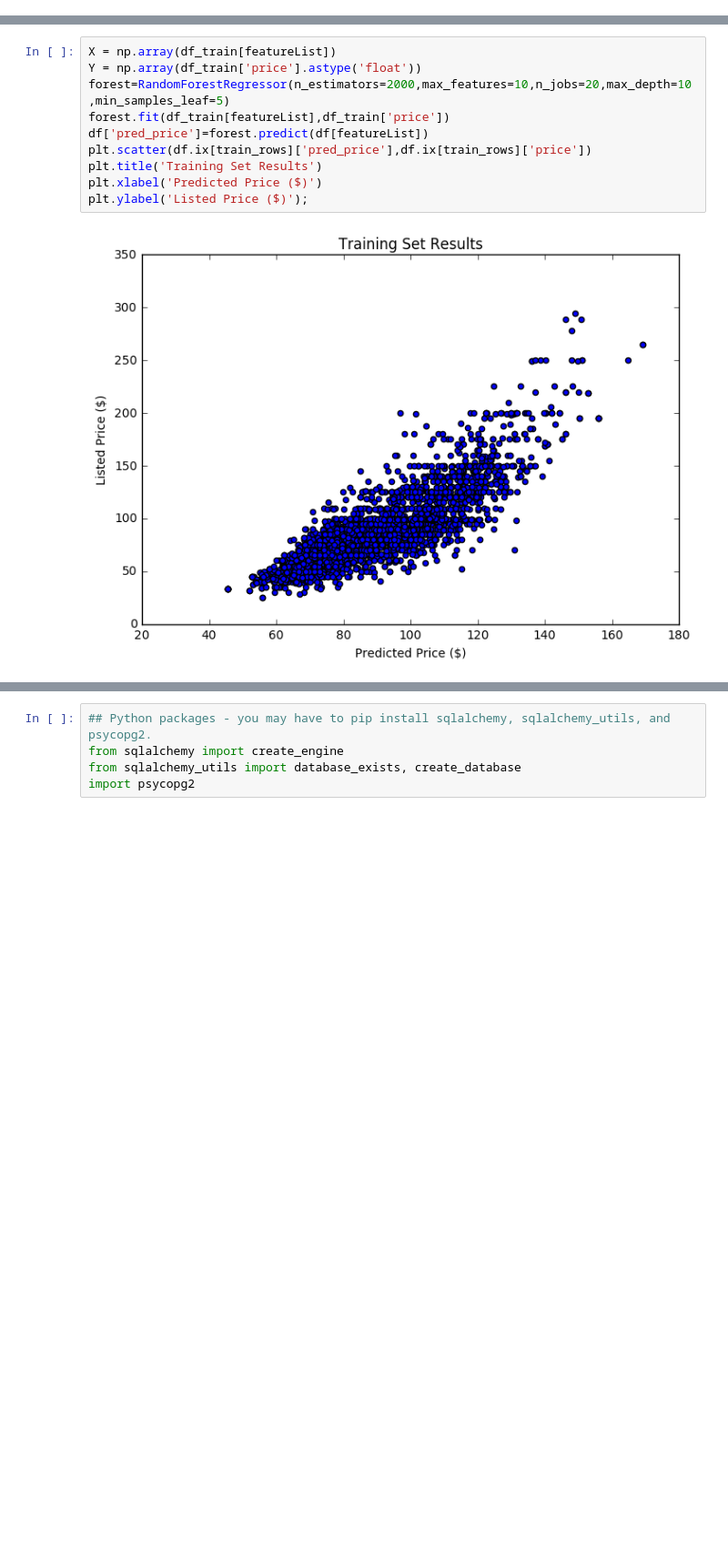
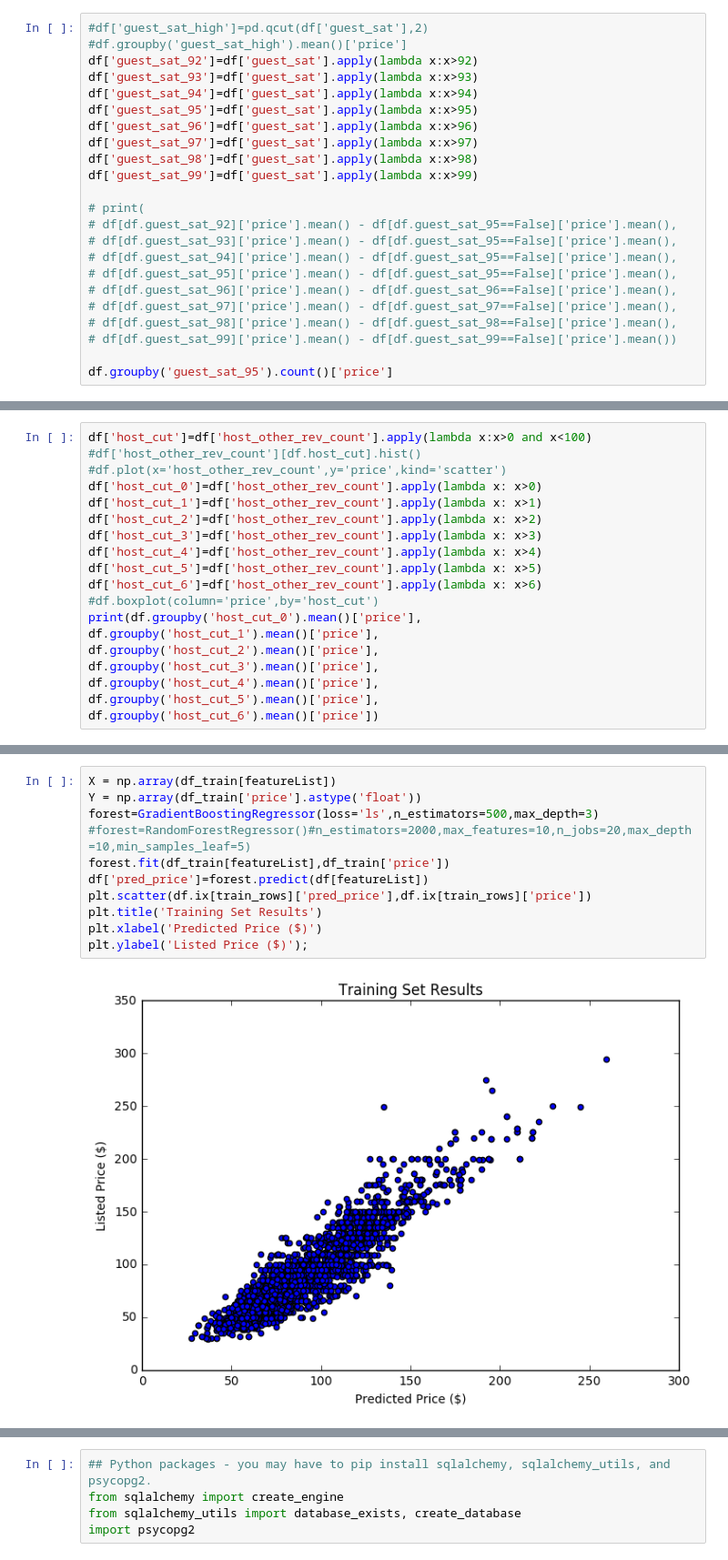
Before and after one commit to btamadio/PricePredictor, a Jupyter notebook: PricePredictor/Price_predictor.ipynb, the cells around one changed output, grey strips where cells are left out. Shown: that part at 91% size. Saved outputs shown, nothing was run; the diff lists cells and outputs as text; blank space fills up the shorter version.

```diff
--- a/PricePredictor/Price_predictor.ipynb
+++ b/PricePredictor/Price_predictor.ipynb
@@ -32,0 +404,23 @@ featureList = sorted(list(df.drop(['price'],1)))
+# %%
+#df['guest_sat_high']=pd.qcut(df['guest_sat'],2)
+#df.groupby('guest_sat_high').mean()['price']
+df['guest_sat_92']=df['guest_sat'].apply(lambda x:x>92)
+df['guest_sat_93']=df['guest_sat'].apply(lambda x:x>93)
+df['guest_sat_94']=df['guest_sat'].apply(lambda x:x>94)
+df['guest_sat_95']=df['guest_sat'].apply(lambda x:x>95)
+df['guest_sat_96']=df['guest_sat'].apply(lambda x:x>96)
+df['guest_sat_97']=df['guest_sat'].apply(lambda x:x>97)
+df['guest_sat_98']=df['guest_sat'].apply(lambda x:x>98)
+df['guest_sat_99']=df['guest_sat'].apply(lambda x:x>99)
+
+# print(
+# df[df.guest_sat_92]['price'].mean() - df[df.guest_sat_95==False]['price'].mean(),
+# df[df.guest_sat_93]['price'].mean() - df[df.guest_sat_95==False]['price'].mean(),
+# df[df.guest_sat_94]['price'].mean() - df[df.guest_sat_95==False]['price'].mean(),
+# df[df.guest_sat_95]['price'].mean() - df[df.guest_sat_95==False]['price'].mean(),
+# df[df.guest_sat_96]['price'].mean() - df[df.guest_sat_96==False]['price'].mean(),
+# df[df.guest_sat_97]['price'].mean() - df[df.guest_sat_97==False]['price'].mean(),
+# df[df.guest_sat_98]['price'].mean() - df[df.guest_sat_98==False]['price'].mean(),
+# df[df.guest_sat_99]['price'].mean() - df[df.guest_sat_99==False]['price'].mean())
+
+df.groupby('guest_sat_95').count()['price']
@@ -32,0 +432,19 @@ featureList = sorted(list(df.drop(['price'],1)))
+# %%
+df['host_cut']=df['host_other_rev_count'].apply(lambda x:x>0 and x<100)
+#df['host_other_rev_count'][df.host_cut].hist()
+#df.plot(x='host_other_rev_count',y='price',kind='scatter')
+df['host_cut_0']=df['host_other_rev_count'].apply(lambda x: x>0)
+df['host_cut_1']=df['host_other_rev_count'].apply(lambda x: x>1)
+df['host_cut_2']=df['host_other_rev_count'].apply(lambda x: x>2)
+df['host_cut_3']=df['host_other_rev_count'].apply(lambda x: x>3)
+df['host_cut_4']=df['host_other_rev_count'].apply(lambda x: x>4)
+df['host_cut_5']=df['host_other_rev_count'].apply(lambda x: x>5)
+df['host_cut_6']=df['host_other_rev_count'].apply(lambda x: x>6)
+#df.boxplot(column='price',by='host_cut')
+print(df.groupby('host_cut_0').mean()['price'],
+df.groupby('host_cut_1').mean()['price'],
+df.groupby('host_cut_2').mean()['price'],
+df.groupby('host_cut_3').mean()['price'],
+df.groupby('host_cut_4').mean()['price'],
+df.groupby('host_cut_5').mean()['price'],
+df.groupby('host_cut_6').mean()['price'])
@@ -33,15 +469,16 @@ featureList = sorted(list(df.drop(['price'],1)))
 # %%
 X = np.array(df_train[featureList])
 Y = np.array(df_train['price'].astype('float'))
-forest=RandomForestRegressor(n_estimators=2000,max_features=10,n_jobs=20,max_depth=10,min_samples_leaf=5)
+forest=GradientBoostingRegressor(loss='ls',n_estimators=500,max_depth=3)
+#forest=RandomForestRegressor()#n_estimators=2000,max_features=10,n_jobs=20,max_depth=10,min_samples_leaf=5)
 forest.fit(df_train[featureList],df_train['price'])
 df['pred_price']=forest.predict(df[featureList])
 plt.scatter(df.ix[train_rows]['pred_price'],df.ix[train_rows]['price'])
 plt.title('Training Set Results')
 plt.xlabel('Predicted Price ($)')
 plt.ylabel('Listed Price ($)');
 # %% [output]
-[figure, old version]
+[figure, new version]
 # %%
 pred = forest.predict(df.drop(train_rows)[featureList])
 plt.scatter(pred,df_test['price'])
```
Also changed, not shown: parts of 36 cells of this notebook, 7 other files.
